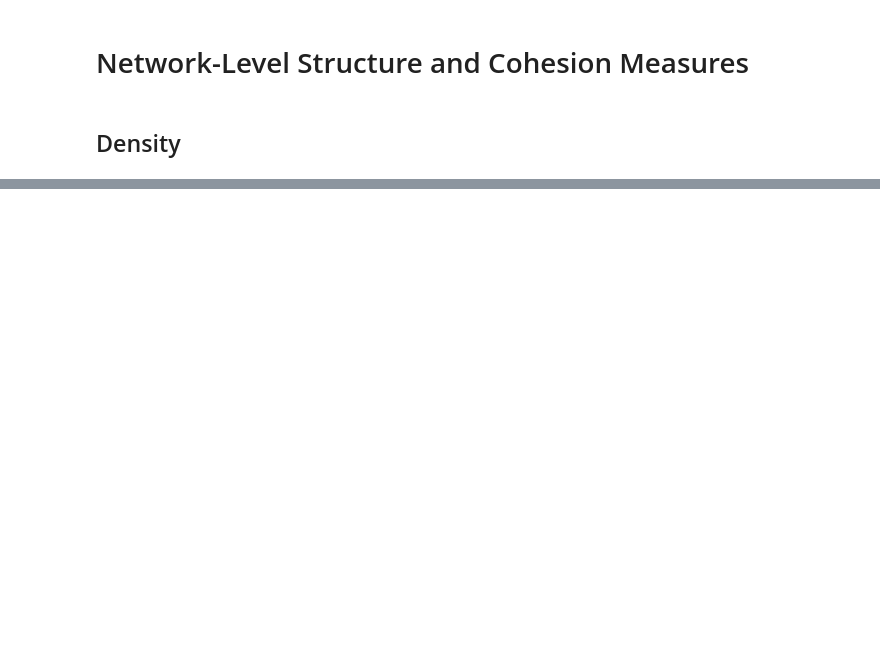
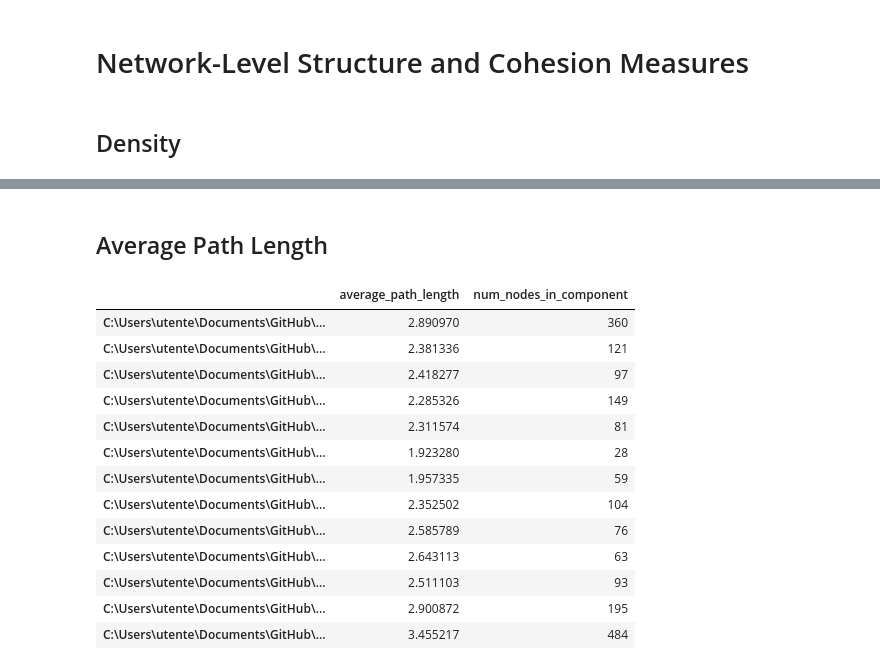
Before and after one commit to asalazar18s/SNA_25, a Jupyter notebook: metrics_IB.ipynb, the cells around one changed output, grey strips where cells are left out. Cells and saved outputs as stored; diff of their text form; code cells hidden in the pictures; blank space fills up the shorter version.

```diff
--- a/metrics_IB.ipynb
+++ b/metrics_IB.ipynb
@@ -502,0 +570,77 @@ eigenvector_df
+# %% [markdown]
+## Average Path Length
+# %%
+# Prepare a summary dictionary for average path length
+apl_summary = {}
+
+# Calculate average path length for each school
+for edge_file in extracted_files:
+    school_id = edge_file.split("/")[-1].replace("Edges_", "").replace(".csv", "")
+
+    try:
+        edge_df = pd.read_csv(edge_file)
+        node_file = edge_file.replace("Edges", "Nodes")
+        if not os.path.exists(node_file):
+            continue
+        node_df = pd.read_csv(node_file)
+
+        # Detect ID column
+        id_col = None
+        for col in node_df.columns:
+            if col.lower() == "id":
+                id_col = col
+                break
+        if not id_col and "ID" in node_df.columns:
+            id_col = "ID"
+        if not id_col:
+            continue
+
+        if not {'from', 'to', 'weight'}.issubset(edge_df.columns):
+            continue
+
+        # Filter for positive edges
+        positive_edges = edge_df[edge_df['weight'] > 0]
+
+        # Build directed graph
+        G = nx.DiGraph()
+        G.add_nodes_from(node_df[id_col])
+        G.add_weighted_edges_from(positive_edges[['from', 'to', 'weight']].values)
+
+        # Get the largest strongly connected component to ensure path length is defined
+        if not nx.is_strongly_connected(G):
+            largest_scc = max(nx.strongly_connected_components(G), key=len)
+            H = G.subgraph(largest_scc).copy()
+        else:
+            H = G
+
+        # Calculate average shortest path length
+        apl = nx.average_shortest_path_length(H)
+
+        # Record size of the component analyzed
+        apl_summary[school_id] = {
+            "average_path_length": apl,
+            "num_nodes_in_component": H.number_of_nodes()
+        }
+
+    except Exception as e:
+        apl_summary[school_id] = {
+            "error": str(e)
+        }
+
+apl_df = pd.DataFrame.from_dict(apl_summary, orient='index')
+apl_df
+# %% [output]
+|  | average_path_length | num_nodes_in_component |
+| C:\Users\utente\Documents\GitHub\... | 2.890970 | 360 |
+| C:\Users\utente\Documents\GitHub\... | 2.381336 | 121 |
+| C:\Users\utente\Documents\GitHub\... | 2.418277 | 97 |
+| C:\Users\utente\Documents\GitHub\... | 2.285326 | 149 |
+| C:\Users\utente\Documents\GitHub\... | 2.311574 | 81 |
+| C:\Users\utente\Documents\GitHub\... | 1.923280 | 28 |
+| C:\Users\utente\Documents\GitHub\... | 1.957335 | 59 |
+| C:\Users\utente\Documents\GitHub\... | 2.352502 | 104 |
+| C:\Users\utente\Documents\GitHub\... | 2.585789 | 76 |
+| C:\Users\utente\Documents\GitHub\... | 2.643113 | 63 |
+| C:\Users\utente\Documents\GitHub\... | 2.511103 | 93 |
+| C:\Users\utente\Documents\GitHub\... | 2.900872 | 195 |
+| C:\Users\utente\Documents\GitHub\... | 3.455217 | 484 |
```
Also changed, not shown: parts of 2 cells of this notebook.
